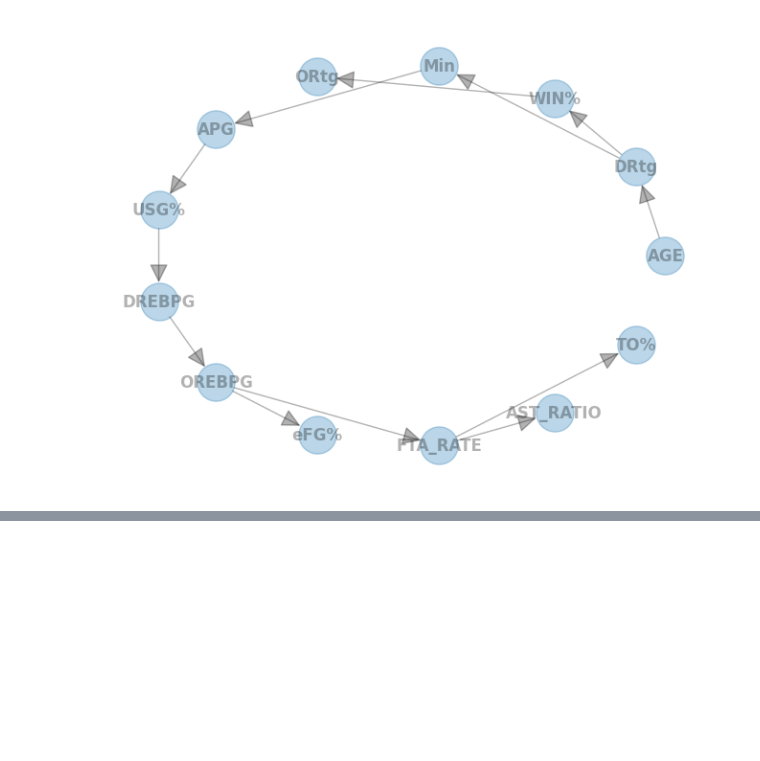
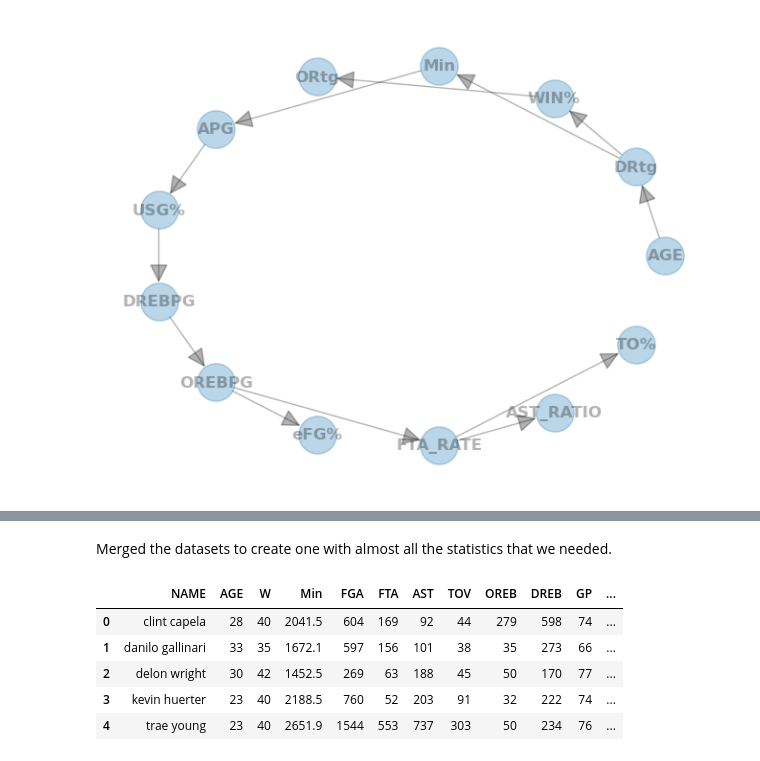
Before and after one commit to CacioCavalloIsNotReal/FAIKR_project_NBA, a Jupyter notebook: project.ipynb, the cells around one changed output, grey strips where cells are left out. Cells and saved outputs as stored; diff of their text form; code cells hidden in the pictures; blank space fills up the shorter version.

```diff
--- a/project.ipynb
+++ b/project.ipynb
@@ -475,0 +530,22 @@ for i in range(3):
+# %%
+test_df2 = pd.read_csv('datasets/test/2122_Stats_NBAcom.csv')
+test_df2 = test_df2[test_df2['GP']>65]
+test_df2 = test_df2[['PLAYER', 'AGE', 'W', 'MIN', 'FGA', 'FTA', 'AST', 'TOV', 'OREB', 'DREB']].copy()
+
+#UNNEEDED COLUMNS: USG%, TO%, eFG%, APG, TOPG, ORTG, DRTG,
+#NEEDED COLUMNS: AGE, GP, W, Min, FGA, FTA, AST, TOV, OREB, DREB
+
+test_df2.dropna(axis=0, inplace=True, ignore_index=True)
+test_df2.rename(columns={'PLAYER':'NAME'},inplace=True)
+test_df2.rename(columns={'MIN':'Min'},inplace=True)
+test_df2['NAME'] = test_df2['NAME']\
+    .replace('\'', '')\
+    .replace('-', '')\
+    .replace('_', '')\
+    .replace('.', '')\
+    .replace(' ', '')\
+    .replace('"','', regex=True)\
+    .str.lower()
+
+print(len(test_df2['NAME']))
+test_df2.head()
@@ -475,0 +565,12 @@ for i in range(3):
+# %% [markdown]
+Merged the datasets to create one with almost all the statistics that we needed.
+# %%
+test_df = pd.merge(test_df2, test_df1_final, on='NAME')
+test_df.head()
+# %% [output]
+|  | NAME | AGE | W | Min | FGA | FTA | AST | TOV | OREB | DREB | GP | ... |
+| 0 | clint capela | 28 | 40 | 2041.5 | 604 | 169 | 92 | 44 | 279 | 598 | 74 | ... |
+| 1 | danilo gallinari | 33 | 35 | 1672.1 | 597 | 156 | 101 | 38 | 35 | 273 | 66 | ... |
+| 2 | delon wright | 30 | 42 | 1452.5 | 269 | 63 | 188 | 45 | 50 | 170 | 77 | ... |
+| 3 | kevin huerter | 23 | 40 | 2188.5 | 760 | 52 | 203 | 91 | 32 | 222 | 74 | ... |
+| 4 | trae young | 23 | 40 | 2651.9 | 1544 | 553 | 737 | 303 | 50 | 234 | 76 | ... |
```
Also changed, not shown: parts of 15 cells of this notebook, 6 other files.
